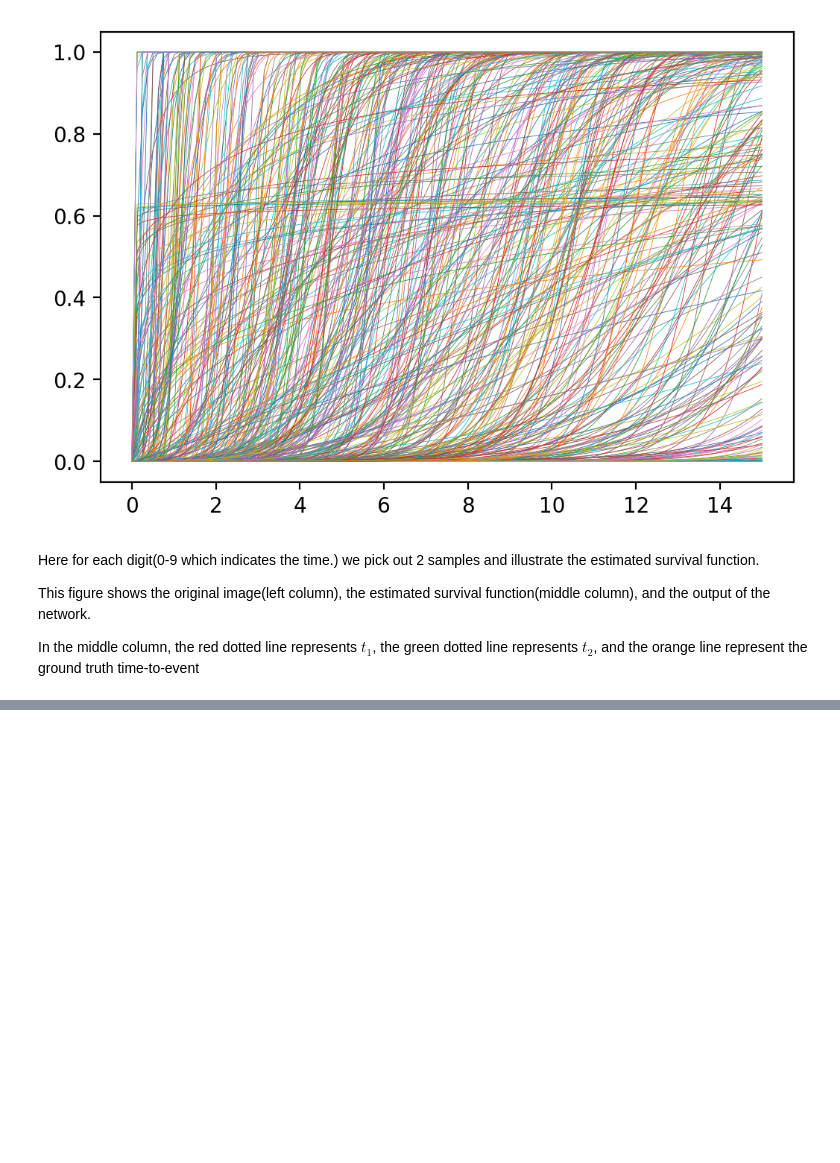
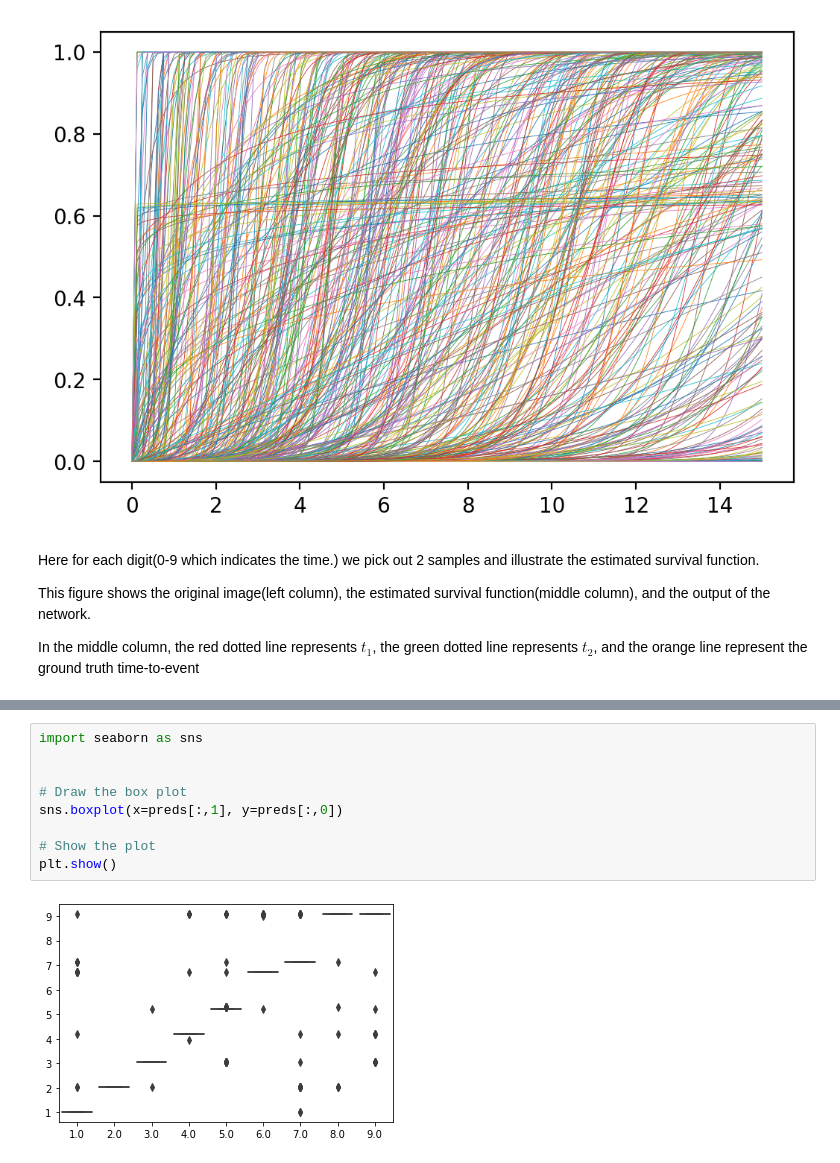
Before and after one commit to dailing/DeepDRPlus, a Jupyter notebook: examples/test.ipynb, the cells around one changed output, grey strips where cells are left out. Saved outputs shown, nothing was run; the diff lists cells and outputs as text; blank space fills up the shorter version.

```diff
--- a/examples/test.ipynb
+++ b/examples/test.ipynb
@@ -289,0 +371,11 @@ plt.close()
+# %%
+import seaborn as sns
+
+
+# Draw the box plot
+sns.boxplot(x=preds[:,1], y=preds[:,0])
+
+# Show the plot
+plt.show()
+# %% [output]
+[figure, added]
```
Also changed, not shown: parts of 13 cells of this notebook, 10 other files.
